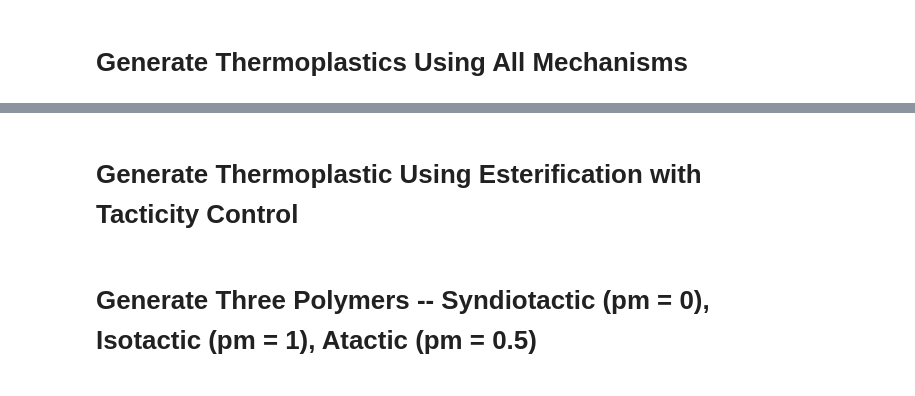
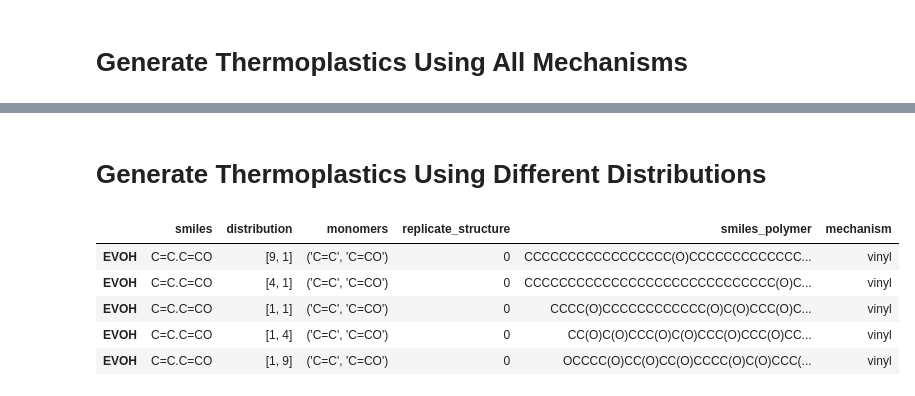
Before and after one commit to NREL/m2p, a Jupyter notebook: examples/Example for Creating Thermoplastic Structures.ipynb, the cells around one changed output, grey strips where cells are left out. Saved outputs shown, nothing was run; the diff lists cells and outputs as text; code cells hidden in the pictures.

```diff
--- a/examples/Example for Creating Thermoplastic Structures.ipynb
+++ b/examples/Example for Creating Thermoplastic Structures.ipynb
@@ -41,4 +40,0 @@ Chem.Draw.MolsToGridImage([Chem.MolFromSmiles(s) for s in data.sort_index().smil
-# %% [markdown]
-# Generate Thermoplastic Using Esterification with Tacticity Control
-# %% [markdown]
-# Generate Three Polymers -- Syndiotactic (pm = 0), Isotactic (pm = 1), Atactic (pm = 0.5)
@@ -106 +41,25 @@ iso_smiles = poly_df["polymer"][0]
+# %% [markdown]
+# Generate Thermoplastics Using Different Distributions
+# %%
+# create dataset
+data = pd.DataFrame().from_dict({'smiles':['C=C.C=CO','C=C.C=CO','C=C.C=CO','C=C.C=CO','C=C.C=CO'],
+
+                                 'distribution':[[9,1],[4,1],[1,1],[1,4],[1,9]]})
+data.index = ['EVOH']*data.shape[0]
+
+# get monomers from smiiles strings
+data['monomers'] = data.smiles.apply(lambda s: pm.get_monomers(s))
+
+# polymerize
+data = pm.thermoplastic(data,DP=20,mechanism='vinyl',replicate_structures=1)
+
+# output
+data
+# %% [output]
+|  | smiles | distribution | monomers | replicate_structure | smiles_polymer | mechanism |
+| EVOH | C=C.C=CO | [9, 1] | ('C=C', 'C=CO') | 0 | CCCCCCCCCCCCCCCCC(O)CCCCCCCCCCCCC... | vinyl |
+| EVOH | C=C.C=CO | [4, 1] | ('C=C', 'C=CO') | 0 | CCCCCCCCCCCCCCCCCCCCCCCCCCCCC(O)C... | vinyl |
+| EVOH | C=C.C=CO | [1, 1] | ('C=C', 'C=CO') | 0 | CCCC(O)CCCCCCCCCCCC(O)C(O)CCC(O)C... | vinyl |
+| EVOH | C=C.C=CO | [1, 4] | ('C=C', 'C=CO') | 0 | CC(O)C(O)CCC(O)C(O)CCC(O)CCC(O)CC... | vinyl |
+| EVOH | C=C.C=CO | [1, 9] | ('C=C', 'C=CO') | 0 | OCCCC(O)CC(O)CC(O)CCCC(O)C(O)CCC(... | vinyl |
 # %%
```
Also changed, not shown: parts of 9 cells of this notebook.
